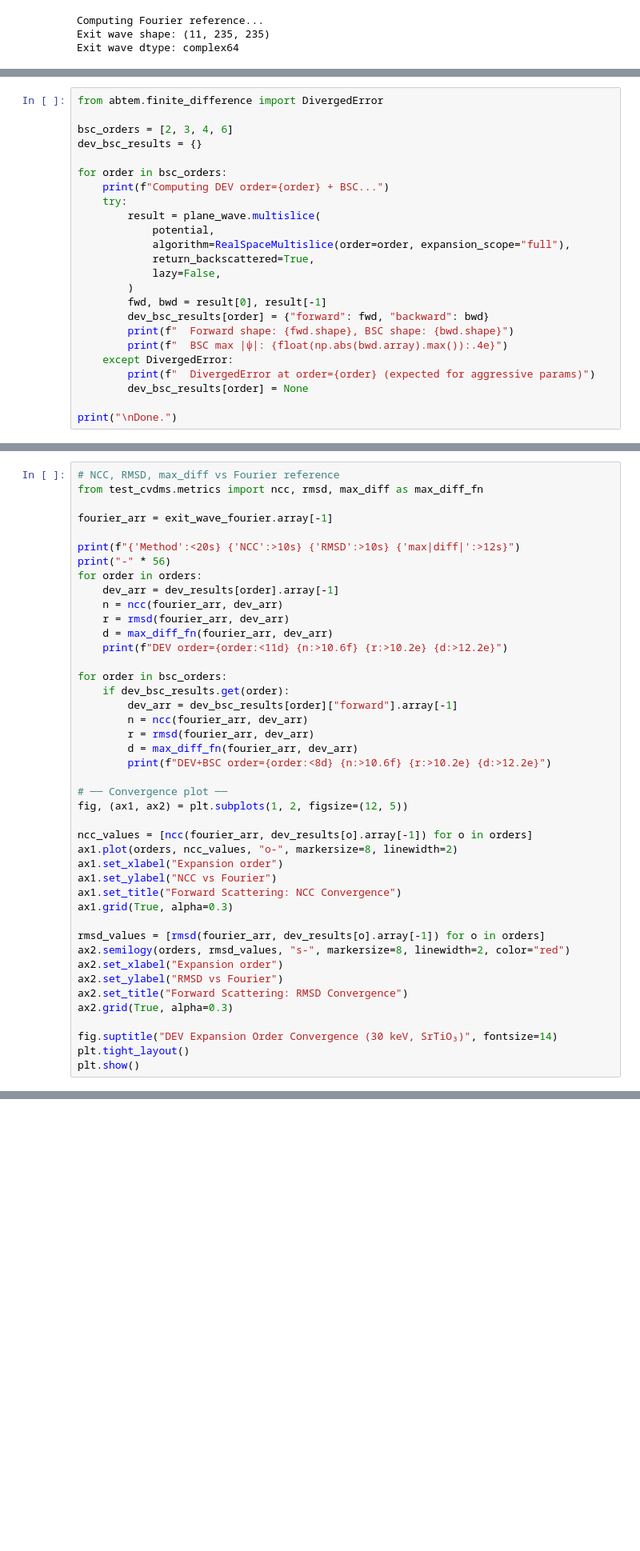
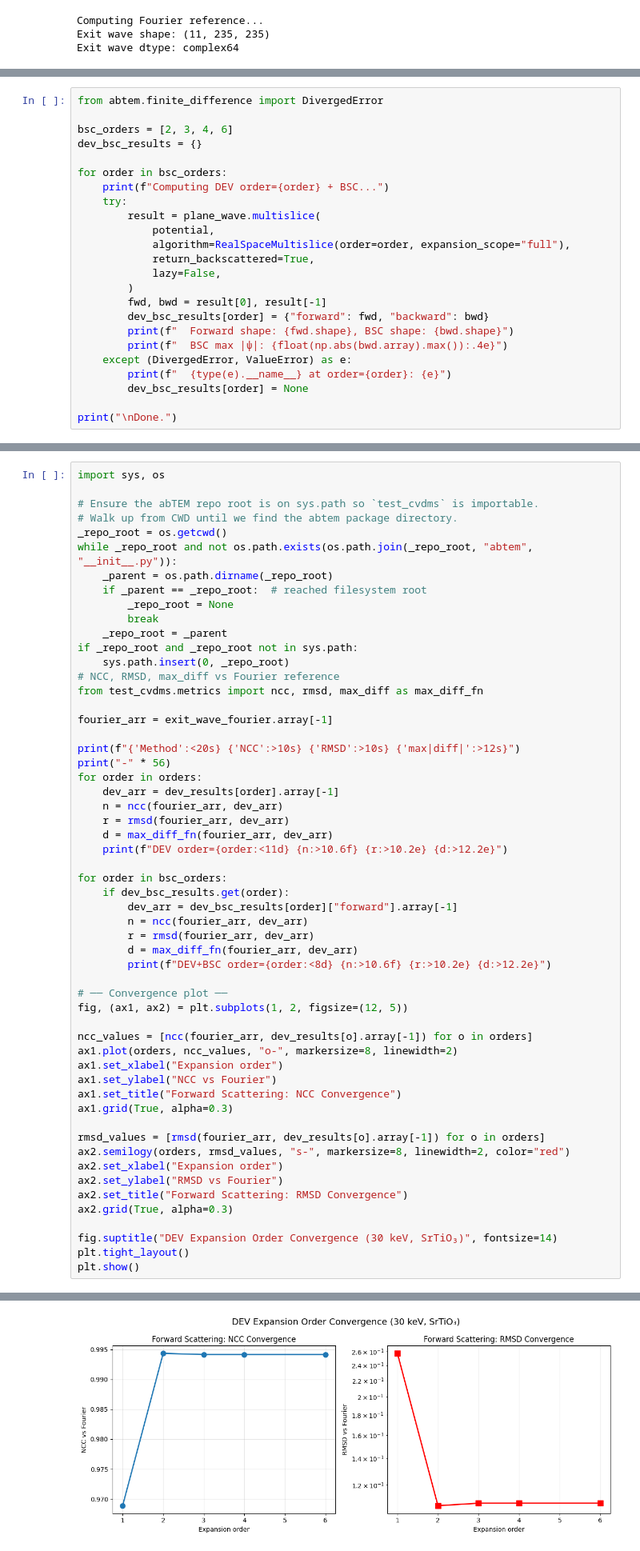
Before and after one commit to chenguisen/abTEM, a Jupyter notebook: test_cvdms/dev_hrtem_30keV.ipynb, the cells around one changed output, grey strips where cells are left out. Shown at 80% size. Saved outputs shown, nothing was run; the diff lists cells and outputs as text; blank space fills up the shorter version.

```diff
--- a/test_cvdms/dev_hrtem_30keV.ipynb
+++ b/test_cvdms/dev_hrtem_30keV.ipynb
@@ -201,8 +201,8 @@ for order in bsc_orders:
         dev_bsc_results[order] = {"forward": fwd, "backward": bwd}
         print(f"  Forward shape: {fwd.shape}, BSC shape: {bwd.shape}")
         print(f"  BSC max |ψ|: {float(np.abs(bwd.array).max()):.4e}")
-    except DivergedError:
-        print(f"  DivergedError at order={order} (expected for aggressive params)")
+    except (DivergedError, ValueError) as e:
+        print(f"  {type(e).__name__} at order={order}: {e}")
         dev_bsc_results[order] = None
 
 print("\nDone.")
@@ -251,6 +240,19 @@ plt.show()
 # %% [output]
 [figure]
 # %%
+import sys, os
+
+# Ensure the abTEM repo root is on sys.path so `test_cvdms` is importable.
+# Walk up from CWD until we find the abtem package directory.
+_repo_root = os.getcwd()
+while _repo_root and not os.path.exists(os.path.join(_repo_root, "abtem", "__init__.py")):
+    _parent = os.path.dirname(_repo_root)
+    if _parent == _repo_root:  # reached filesystem root
+        _repo_root = None
+        break
+    _repo_root = _parent
+if _repo_root and _repo_root not in sys.path:
+    sys.path.insert(0, _repo_root)
 # NCC, RMSD, max_diff vs Fourier reference
 from test_cvdms.metrics import ncc, rmsd, max_diff as max_diff_fn
 
@@ -298,3 +306,4 @@ ModuleNotFoundError: No module named 'test_cvdms'
+[figure, added]
 # %% [markdown]
 ## 8. Self-Consistency Verification
 
```
Also changed, not shown: parts of 7 cells of this notebook, 1 other file.
